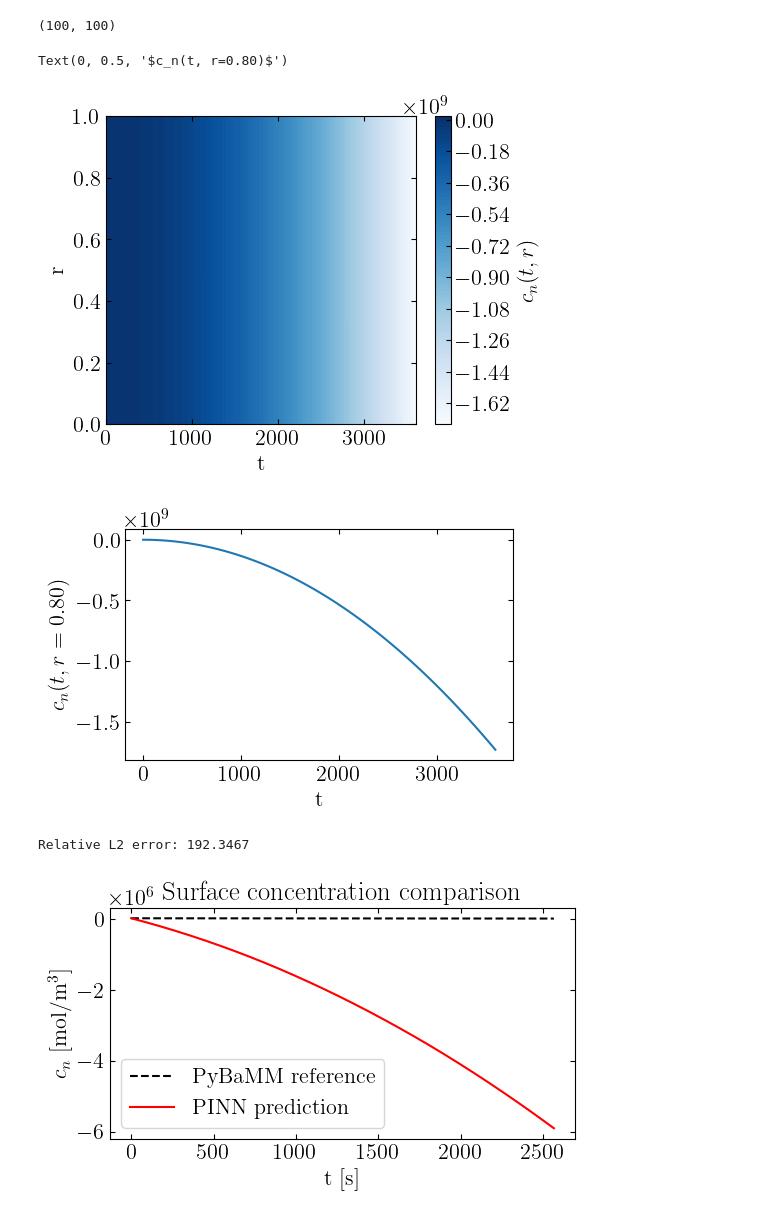
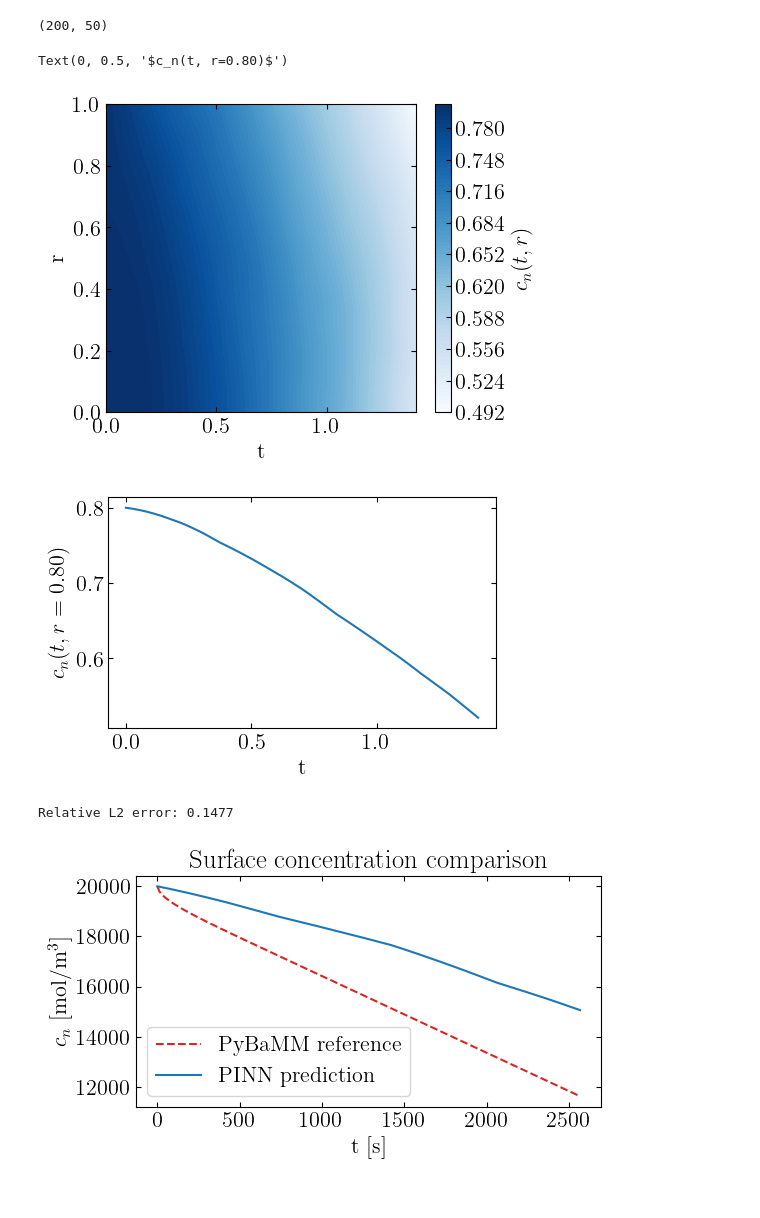
Before and after one commit to j-haralds/MSc_thesis, a Jupyter notebook: program/PINN/2.1_JN_PINN.ipynb, the cells around one changed output. Drawn from its saved outputs; the diff is of its cells as text; code cells hidden in the pictures.

Commit message:
Lite bättre predicts för PINN

```diff
--- a/program/PINN/2.1_JN_PINN.ipynb
+++ b/program/PINN/2.1_JN_PINN.ipynb
@@ -43,7 +43,10 @@ I = 0.5
 # Non-dimensionalization
 tau = Rn**2 / Dn  # Time scale
 c0_tilde = c0 / cn_max
-jn = I / (Dn*F*an*A*Ln) # molar flux
+jn = I / (F*an*A*Ln) # molar flux
 jn_tilde = - jn * Rn / (Dn * cn_max)  # non-dimensional flux
-print(c0_tilde)
+
+t_horizon = 3600
+t_tilde_max = t_horizon / tau           # how far in t̃ we need to go
+print(f"tau = {tau:.1f} s | t_horizon/tau = {t_tilde_max:.2f} | jn_tilde = {jn_tilde:.6f}")
 # %% [output]
@@ -62,7 +65,6 @@ class Net(nn.Module):
 
     def forward(self, x):
         t_tilde = x[:, 0:1]  # (N, 1)
-        r_tilde = x[:, 1:2]  # (N, 1
         raw = self.net(x)
         # Hard coded c(r, 0) = c0, instead of ic_loss
         return raw * t_tilde + c0_tilde  # c = NN(r, t) * t + c0
@@ -86,10 +88,9 @@ def grad(outputs, inputs):
 #     u_ic = model(tr_ic)
 #     return torch.mean((u_ic - c0)**2)
 
-def bc_loss(model, I):
+def bc_loss(model, t_tilde_max):
     # r=0: du/dr = 0
-    t_bc = torch.linspace(0, 1, 200).reshape(-1, 1)  # (100, 1)
-
+    t_bc = torch.linspace(0, t_tilde_max, 200).reshape(-1, 1)  # (100, 1)
     r0 = torch.zeros(200, 1).requires_grad_(True)  # r=0 boundary
     u_r0 = model(torch.cat([t_bc, r0], dim=1))
     du_dr0 = grad(u_r0, r0)
@@ -99,11 +100,12 @@ def bc_loss(model, I):
     rR = torch.ones(200, 1).requires_grad_(True)  # r=R boundary
     u_rR = model(torch.cat([t_bc, rR], dim=1))
     du_drR = grad(u_rR, rR)
+    bc_R = torch.mean((du_drR - jn_tilde)**2)
 
-    bc_R = torch.mean((du_drR - jn_tilde)**2)
     return bc_0 + bc_R
 
-def physics_loss(y_pred, T, R):
+def physics_loss(model, T, R):
+    y_pred = model(torch.cat([T, R], dim=1))
     # compute du/dt du/dr
     du_dt = grad(y_pred, T)
     du_dr = grad(y_pred, R)
@@ -115,23 +117,19 @@ def physics_loss(y_pred, T, R):
 # Collocation points in dimensionless form
 t_1d = torch.linspace(0, 1, 100)
 r_1d = torch.linspace(0, 1, 100)
-T, R = torch.meshgrid(t_1d, r_1d, indexing='ij')  # each (100, 100)
-T = T.reshape(-1, 1).requires_grad_(True)          # (10000, 1)
-R = R.reshape(-1, 1).requires_grad_(True)          # (10000, 1)
-TR = torch.cat([T, R], dim=1)                      # (10000, 2)
+T_col, R_col = torch.meshgrid(t_1d, r_1d, indexing='ij')  # each (100, 100)
+T_col = T_col.reshape(-1, 1).requires_grad_(True)          # (10000, 1)
+R_col = R_col.reshape(-1, 1).requires_grad_(True)          # (10000, 1)
+TR_col = torch.cat([T_col, R_col], dim=1)                      # (10000, 2)
 
 def training(epochs=50, tol=2.5e-4, model=model, optimizer=optimizer):
     history = {'loss': []}
     model.train()
 
     for epoch in range(epochs):
-        y_pred = model(TR)
-
-        p_loss = physics_loss(y_pred, T, R)
-        # i_loss = ic_loss(model)
-        b_loss = bc_loss(model, I=0.5)
-
-        loss = p_loss + b_loss
+        p_loss = physics_loss(model, T_col, R_col)
+        b_loss = bc_loss(model, t_tilde_max)
+        loss = p_loss + 10 * b_loss
 
         optimizer.zero_grad()
         loss.backward()
@@ -157,14 +155,11 @@ plt.plot(history['loss'])
 # %%
-t_horizon = 3600
-r_horizon = 1
-t_num = 100
-r_num = 100
-t_1d = torch.linspace(0, t_horizon, t_num)
-r_1d = torch.linspace(0, r_horizon, r_num)
-T_mesh, R_mesh = torch.meshgrid(t_1d, r_1d, indexing='ij')  # each (1000, 1000)
-T = T_mesh.reshape(-1, 1).requires_grad_(True)          # (1000000, 1)
-R = R_mesh.reshape(-1, 1).requires_grad_(True)          # (1000000, 1)
-TR_test = torch.cat([T, R], dim=1)                      # (1000000, 2)
+model.eval()
+t_num, r_num = 200, 50
+t_tilde_vals = torch.linspace(0, t_tilde_max, t_num)  # full dimensionless range
+r_tilde_vals = torch.linspace(0, 1, r_num)
+
+T_mesh, R_mesh = torch.meshgrid(t_tilde_vals, r_tilde_vals, indexing='ij')
+TR_test = torch.cat([T_mesh.reshape(-1,1), R_mesh.reshape(-1,1)], dim=1)
 
 pred = model(TR_test).detach().numpy().reshape(t_num, r_num) # Shape (1000, 1000) = (t_index, r_index)
 print(pred.shape)
@@ -177,54 +172,54 @@ plt.colorbar(label='$c_n(t,r)$')
 
 # Fixed r plot u(t)
 r_target = 0.8
-r_idx = torch.argmin(torch.abs(r_1d - r_target)).item()
+r_idx = torch.argmin(torch.abs(r_tilde_vals - r_target)).item()
 
 plt.figure(figsize=(5, 3))
-plt.plot(t_1d.numpy(), pred[:, r_idx])
+plt.plot(t_tilde_vals.numpy(), pred[:, r_idx])
 plt.xlabel('t')
-plt.ylabel(f'$c_n(t, r={r_1d[r_idx]:.2f})$')
+plt.ylabel(f'$c_n(t, r={r_tilde_vals[r_idx]:.2f})$')
 # %% [output]
-(100, 100)
+(200, 50)
 Text(0, 0.5, '$c_n(t, r=0.80)$')
-[figure, old version]
+[figure, new version]
-[figure, old version]
+[figure, new version]
 # %%
 # --- 1. Predict in dimensionless domain ---
 t_num, r_num = 200, 50
 t_tilde_vals = torch.linspace(0, 1, t_num)          # t̃ ∈ [0, 1]
 r_tilde_vals = torch.linspace(0, 1, r_num)          # r̃ ∈ [0, 1]
 
 T_mesh, R_mesh = torch.meshgrid(t_tilde_vals, r_tilde_vals, indexing='ij')
 TR_test = torch.cat([T_mesh.reshape(-1,1), R_mesh.reshape(-1,1)], dim=1)
 
 c_tilde_pred = model(TR_test).detach().numpy().reshape(t_num, r_num)
 
 # --- 2. Convert back to physical dimensions ---
 t_phys = t_tilde_vals.numpy() * tau                 # t̃ → t [s]
 r_phys = r_tilde_vals.numpy() * Rn                  # r̃ → r [m]
 c_phys_pred = c_tilde_pred * cn_max                 # c̃ → c [mol/m^3]
 
 # --- 3. Get PyBaMM reference in physical dimensions ---
 t_ref = t_phys  # same time points
 c_surf_pybamm = sol['X-averaged negative particle surface concentration [mol.m-3]'](t_ref)
 
 # --- 4. Compare surface concentration (r̃ = 1, last r index) ---
 c_surf_pinn = c_phys_pred[:, -1]                    # r̃=1 → r=Rn (surface)
 
 plt.figure(figsize=(6, 3))
-plt.plot(t_ref, c_surf_pybamm, 'k--', label='PyBaMM reference')
-plt.plot(t_ref, c_surf_pinn,   'r-',  label='PINN prediction')
+plt.plot(t_ref, c_surf_pybamm, '--', color='tab:red', label='PyBaMM reference')
+plt.plot(t_ref, c_surf_pinn, color='tab:blue', label='PINN prediction')
 plt.xlabel('t [s]')
 plt.ylabel('$c_n$ [mol/m$^3$]')
 plt.legend()
 plt.title('Surface concentration comparison')
 
 # --- 5. Relative L2 error ---
 l2_error = np.linalg.norm(c_surf_pinn - c_surf_pybamm) / np.linalg.norm(c_surf_pybamm)
 print(f"Relative L2 error: {l2_error:.4f}")
 # %% [output]
-Relative L2 error: 192.3467
+Relative L2 error: 0.1477
-[figure, old version]
+[figure, new version]
 # %%
 # Check 1: tau should be O(100-10000s) for typical battery params
 print(f"tau = {tau:.1f} s  (t_horizon/tau = {t_horizon/tau:.2f})")
```
Also changed, not shown: parts of 5 cells of this notebook.
